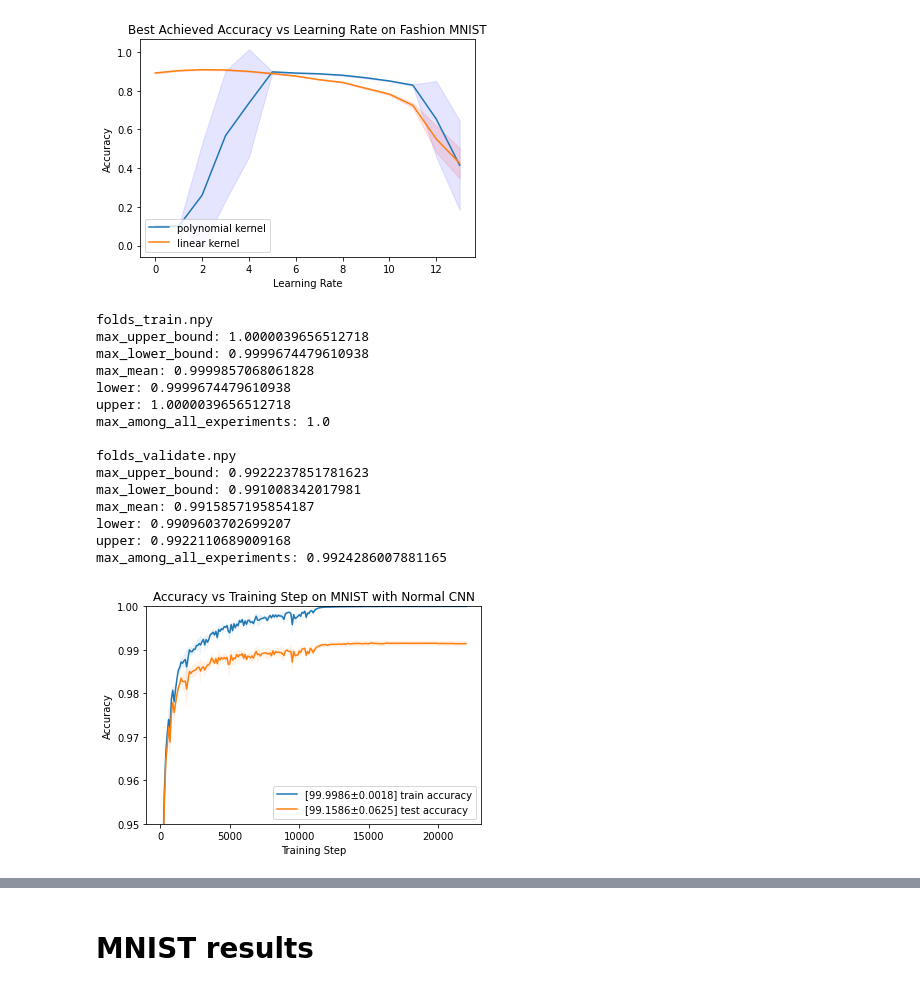
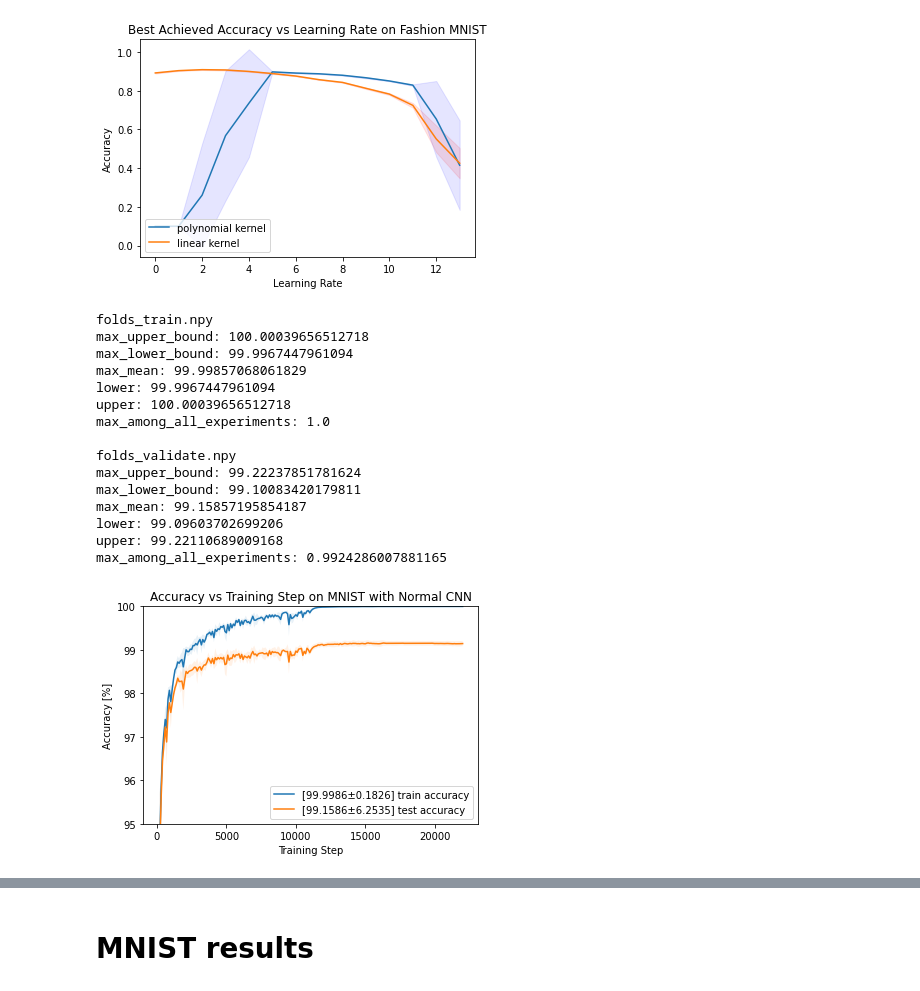
Before and after one commit to NickPerezCarletonUniversity/Kervolution, a Jupyter notebook: Create_Plots.ipynb, the cells around one changed output, grey strips where cells are left out. Cells and saved outputs as stored; diff of their text form; code cells hidden in the pictures.

Commit message:
made accuracy graphs show percentages instead

```diff
--- a/Create_Plots.ipynb
+++ b/Create_Plots.ipynb
@@ -112,7 +112,7 @@ def get_min_mean_and_bounds(ci, mean):
 
 def generate_figure(path_to_files, list_of_file_names, learning_rates_file, fig_title, fig_legend,
                     file_to_save, x_label, y_label, is_convergence=False, legend_loc='lower left',
-                    single_learning_rate=False, axis_ylim=[0.87,1.0]):
+                    single_learning_rate=False, axis_ylim=[87,100]):
     list_of_raw_data = []
     for file_name in list_of_file_names:
         list_of_raw_data.append(get_np_array(path_to_files, file_name))
@@ -123,7 +123,10 @@ def generate_figure(path_to_files, list_of_file_names, learning_rates_file, fig_
 
     list_of_formatted_data_to_plot = []
     for raw_data in list_of_raw_data:
-        list_of_formatted_data_to_plot.append(get_confidence_interval_and_mean(raw_data))
+        if is_convergence:
+            list_of_formatted_data_to_plot.append(get_confidence_interval_and_mean(raw_data))
+        else:
+            list_of_formatted_data_to_plot.append(get_confidence_interval_and_mean(raw_data*100))
 
     fig, ax = plt.subplots()
     if single_learning_rate==False:
@@ -164,7 +167,7 @@ def generate_figure(path_to_files, list_of_file_names, learning_rates_file, fig_
             print("lower: " + str(lower))
             print("upper: " + str(upper))
             print("max_among_all_experiments: " + str(np.amax(list_of_raw_data[i])))
-            fig_legend[i] = "[" + "{:.4f}".format(max_mean*100) + u"\u00B1" + "{:.4f}".format(plus_minus_ci*100) + "] " + fig_legend[i]
+            fig_legend[i] = "[" + "{:.4f}".format(max_mean) + u"\u00B1" + "{:.4f}".format(plus_minus_ci*100) + "] " + fig_legend[i]
             #print(list_of_raw_data[i])
             #print(mean - ci)
             #print(x)
@@ -186,46 +189,46 @@ def generate_figure(path_to_files, list_of_file_names, learning_rates_file, fig_
 list_of_folds_train = []
 for path, directories, files in os.walk('overfitting_logs/mnist/train/linear_trainable/'):
     if 'training_accuracies_np_array.npy' in files:
         list_of_folds_train.append(np.load(os.path.join(path, 'training_accuracies_np_array.npy')))
 
 list_of_folds_validate = []
 for path, directories, files in os.walk('overfitting_logs/mnist/validate/linear_trainable/'):
     if 'validate_accuracies_np_array.npy' in files:
         list_of_folds_validate.append(np.load(os.path.join(path, 'validate_accuracies_np_array.npy')))
 #print(list_of_folds_validate)
 
 list_of_folds_train = np.array(list_of_folds_train)
 np.save('overfitting_logs/folds_train', list_of_folds_train)
 list_of_folds_validate = np.array(list_of_folds_validate)
 np.save('overfitting_logs/folds_validate', list_of_folds_validate)
 
 path_to_files = os.path.join(os.getcwd(),'overfitting_logs')
 list_of_file_names = ['folds_train.npy', 'folds_validate.npy']
 learning_rates_file = ''
 fig_title = 'Accuracy vs Training Step on MNIST with Normal CNN'
 fig_legend = ['train accuracy', 'test accuracy']
 file_to_save = "overfitting_mnist_linear.jpg"
 x_label = 'Training Step'
-y_label = 'Accuracy'
+y_label = 'Accuracy [%]'
 generate_figure(path_to_files, list_of_file_names, learning_rates_file, fig_title, fig_legend, file_to_save,
-                x_label, y_label, legend_loc="lower right", single_learning_rate=True, axis_ylim=[0.95,1.0])
+                x_label, y_label, legend_loc="lower right", single_learning_rate=True, axis_ylim=[95,100])
 # %% [output]
 folds_train.npy
-max_upper_bound: 1.0000039656512718
-max_lower_bound: 0.9999674479610938
-max_mean: 0.9999857068061828
-lower: 0.9999674479610938
-upper: 1.0000039656512718
+max_upper_bound: 100.00039656512718
+max_lower_bound: 99.9967447961094
+max_mean: 99.99857068061829
+lower: 99.9967447961094
+upper: 100.00039656512718
 max_among_all_experiments: 1.0
 
 folds_validate.npy
-max_upper_bound: 0.9922237851781623
-max_lower_bound: 0.991008342017981
-max_mean: 0.9915857195854187
-lower: 0.9909603702699207
-upper: 0.9922110689009168
+max_upper_bound: 99.22237851781624
+max_lower_bound: 99.10083420179811
+max_mean: 99.15857195854187
+lower: 99.09603702699206
+upper: 99.22110689009168
 max_among_all_experiments: 0.9924286007881165
-[figure, old version]
+[figure, new version]
 # %%
 #overfitting example
 
```
Also changed, not shown: parts of 3 cells of this notebook, 4 other files.
